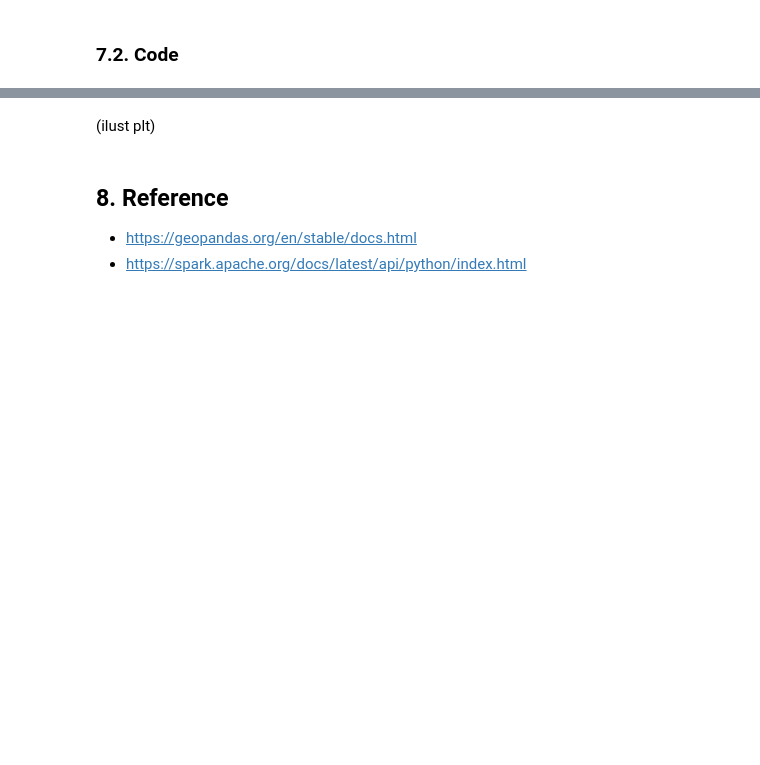
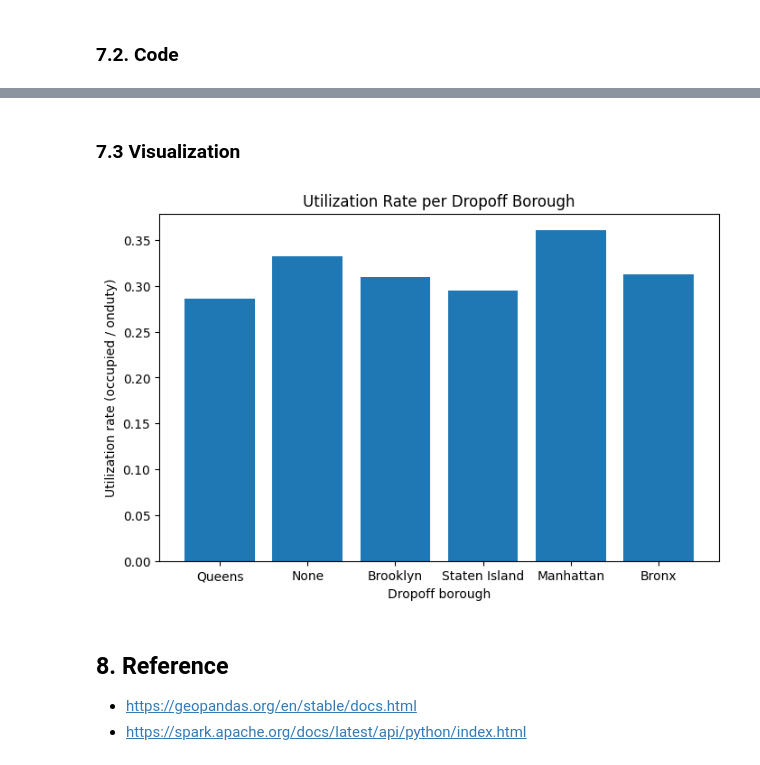
Before and after one commit to kuchidareo/bdm_project_1, a Jupyter notebook: main.ipynb, the cells around one changed output, grey strips where cells are left out. Saved outputs shown, nothing was run; the diff lists cells and outputs as text; code cells hidden in the pictures; blank space fills up the shorter version.

```diff
--- a/main.ipynb
+++ b/main.ipynb
@@ -299,9 +343,15 @@ The utilization would be vary depending on the destination borough. So, at the e
 ### 7.2. Code
 # %%
 each_taxi_idle = (taxi_df_idle
-           .groupBy('medallion', 'dropoff_borough')
-           .agg(F.sum('idle_time').alias('total_idle_time'))
-           )
+                  .groupBy('medallion', 'dropoff_borough')
+                  .agg(
+                      F.sum('idle_time').alias('total_idle_time'),
+                      (F.sum('trip_time_in_secs') * 1000).alias('total_trip_time')
+                  )
+                  .withColumn(
+                      'total_onduty_time',
+                      (F.col('total_trip_time') + F.col('total_idle_time'))
+                  ))
 # %%
 each_taxi_idle.show(5)
 # %% [output]
@@ -319,8 +369,14 @@ only showing top 5 rows
 # %%
 borough_avg_idle_time = (each_taxi_idle
                         .groupBy('dropoff_borough')
-                        .agg(F.avg('total_idle_time').alias('avg_total_idle_time'))
+                        .agg(
+                            F.sum('total_trip_time').alias('total_trip_time_overall'),
+                            F.sum('total_onduty_time').alias('total_onduty_time_overall')
                         )
+                        .withColumn(
+                            'utilization_rate',
+                            F.col('total_trip_time_overall') / F.col('total_onduty_time_overall')
+                        ))
 # %%
 borough_avg_idle_time.show()
 # %% [output]
@@ -338,5 +394,16 @@ borough_avg_idle_time.show()
 # %% [markdown]
-(ilust plt)
+### 7.3 Visualization
+# %%
+borough_avg_idle_time_pd = borough_avg_idle_time.toPandas()
+
+plt.figure(figsize = (8, 5))
+plt.bar(borough_avg_idle_time_pd['dropoff_borough'].values.astype(str), borough_avg_idle_time_pd['utilization_rate'].values)
+plt.title('Utilization Rate per Dropoff Borough')
+plt.xlabel("Dropoff borough")
+plt.ylabel("Utilization rate (occupied / onduty)")
+plt.show()
+# %% [output]
+[figure, added]
 # %% [markdown]
 ## 8. Reference
 
```
Also changed, not shown: parts of 22 cells of this notebook, 1 other file.
